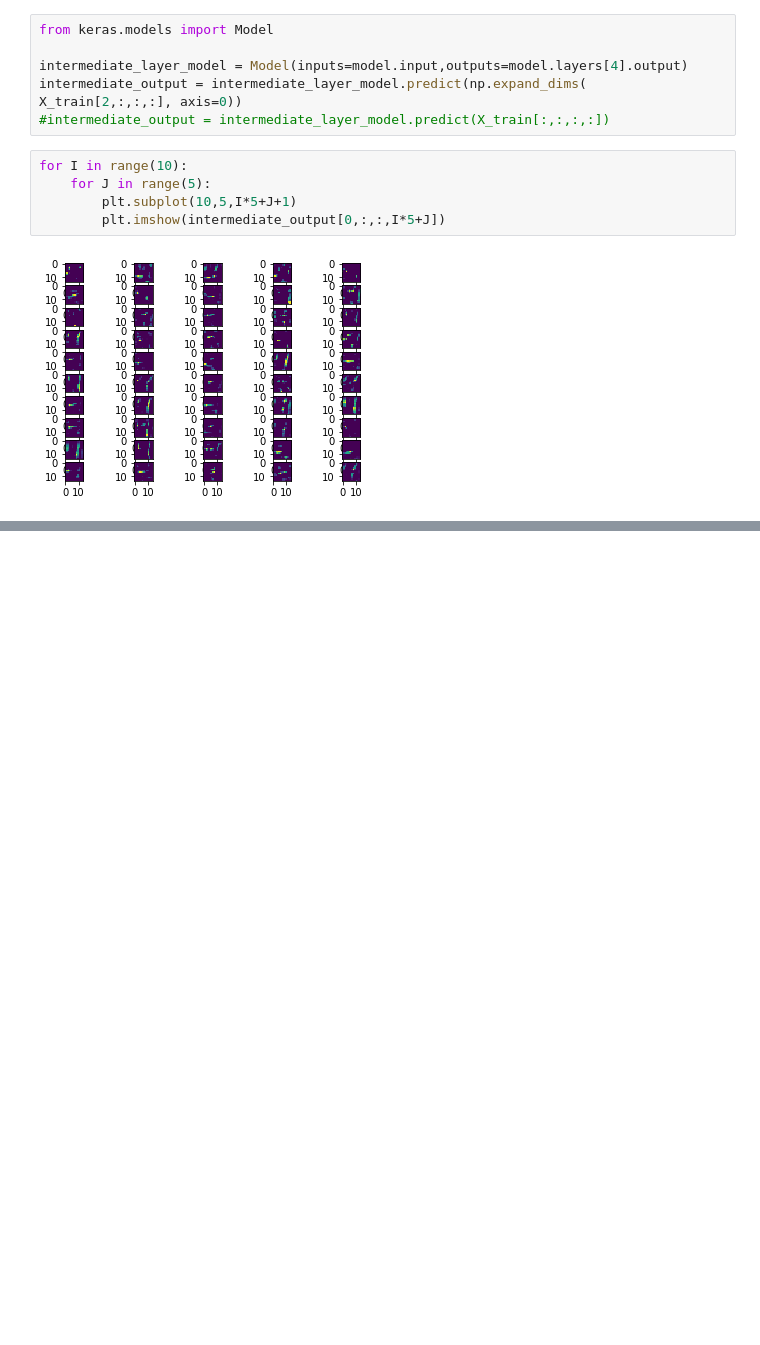
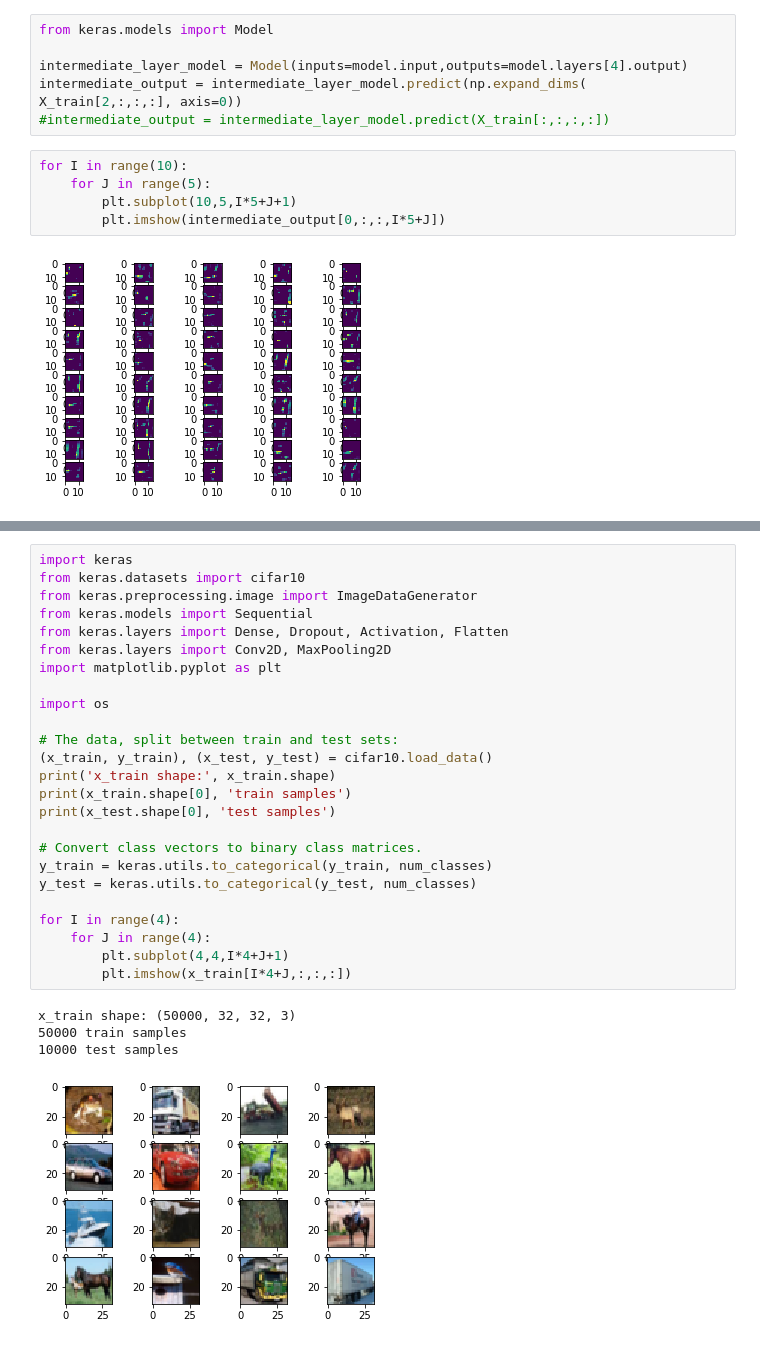
Before and after one commit to correll/deep-learning, a Jupyter notebook: lecture/Lab 3 Convolutional Neural Networks.ipynb, the cells around one changed output, grey strips where cells are left out. Saved outputs shown, nothing was run; the diff lists cells and outputs as text; blank space fills up the shorter version.

```diff
--- a/lecture/Lab 3 Convolutional Neural Networks.ipynb
+++ b/lecture/Lab 3 Convolutional Neural Networks.ipynb
@@ -338,0 +334,30 @@ Text(0.5,0,'Number of training examples')
+# %%
+import keras
+from keras.datasets import cifar10
+from keras.preprocessing.image import ImageDataGenerator
+from keras.models import Sequential
+from keras.layers import Dense, Dropout, Activation, Flatten
+from keras.layers import Conv2D, MaxPooling2D
+import matplotlib.pyplot as plt
+
+import os
+
+# The data, split between train and test sets:
+(x_train, y_train), (x_test, y_test) = cifar10.load_data()
+print('x_train shape:', x_train.shape)
+print(x_train.shape[0], 'train samples')
+print(x_test.shape[0], 'test samples')
+
+# Convert class vectors to binary class matrices.
+y_train = keras.utils.to_categorical(y_train, num_classes)
+y_test = keras.utils.to_categorical(y_test, num_classes)
+
+for I in range(4):
+    for J in range(4):
+        plt.subplot(4,4,I*4+J+1)
+        plt.imshow(x_train[I*4+J,:,:,:])
+# %% [output]
+x_train shape: (50000, 32, 32, 3)
+50000 train samples
+10000 test samples
+[figure, added]
```
Also changed, not shown: parts of 19 cells of this notebook, 3 other files.
